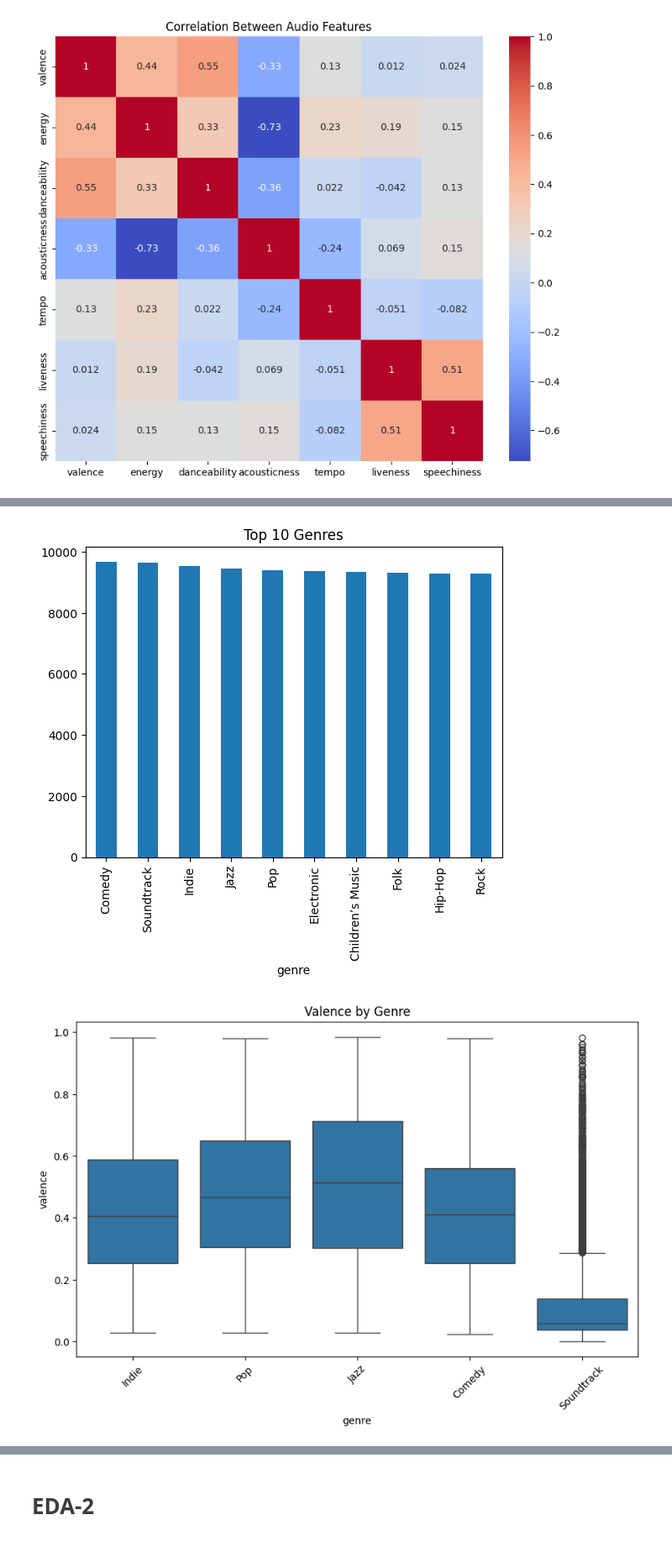
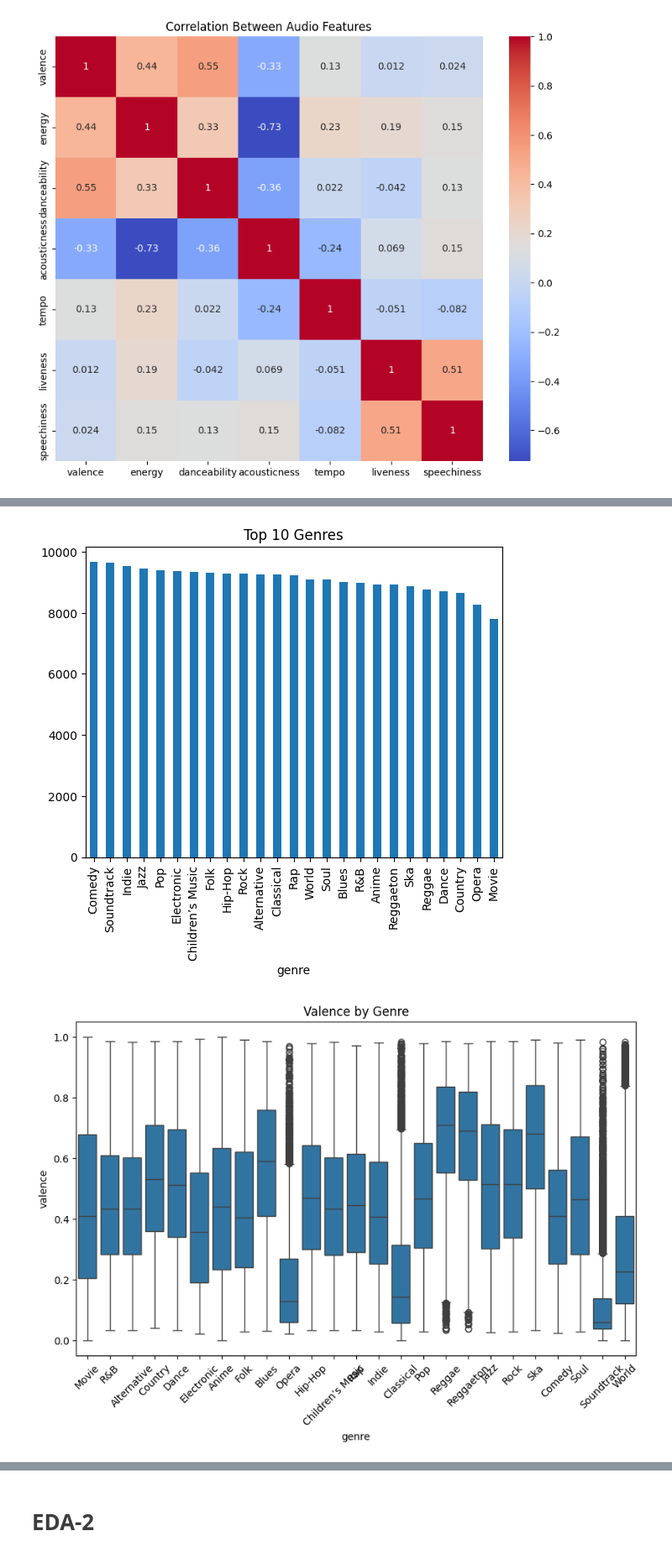
Before and after one commit to cayetana-h/Moodify, a Jupyter notebook: project.ipynb, the cells around one changed output, grey strips where cells are left out. Shown: that part at 84% size. Drawn from its saved outputs; the diff is of its cells as text; code cells hidden in the pictures.

Commit message:
genres and Valence

```diff
--- a/project.ipynb
+++ b/project.ipynb
@@ -225,20 +239,20 @@ plt.show()
 # %%
-df['genre'].value_counts().head(10).plot(kind='bar')
+df['genre'].value_counts().head(25).plot(kind='bar')
 plt.title('Top 10 Genres')
 plt.show()
 
 # Boxplots of valence by genre
-top_genres = df['genre'].value_counts().head(5).index
+top_genres = df['genre'].value_counts().head(25).index
 subset = df[df['genre'].isin(top_genres)]
 
 plt.figure(figsize=(10, 6))
 sns.boxplot(x='genre', y='valence', data=subset)
 plt.title('Valence by Genre')
 plt.xticks(rotation=45)
 plt.show()
 # %% [output]
-[figure, old version]
+[figure, new version]
-[figure, old version]
+[figure, new version]
 # %%
 for feature in ['valence', 'energy', 'danceability']:
     sns.histplot(df[feature], kde=True, bins=30)
```
Also changed, not shown: parts of 1 cell of this notebook.
